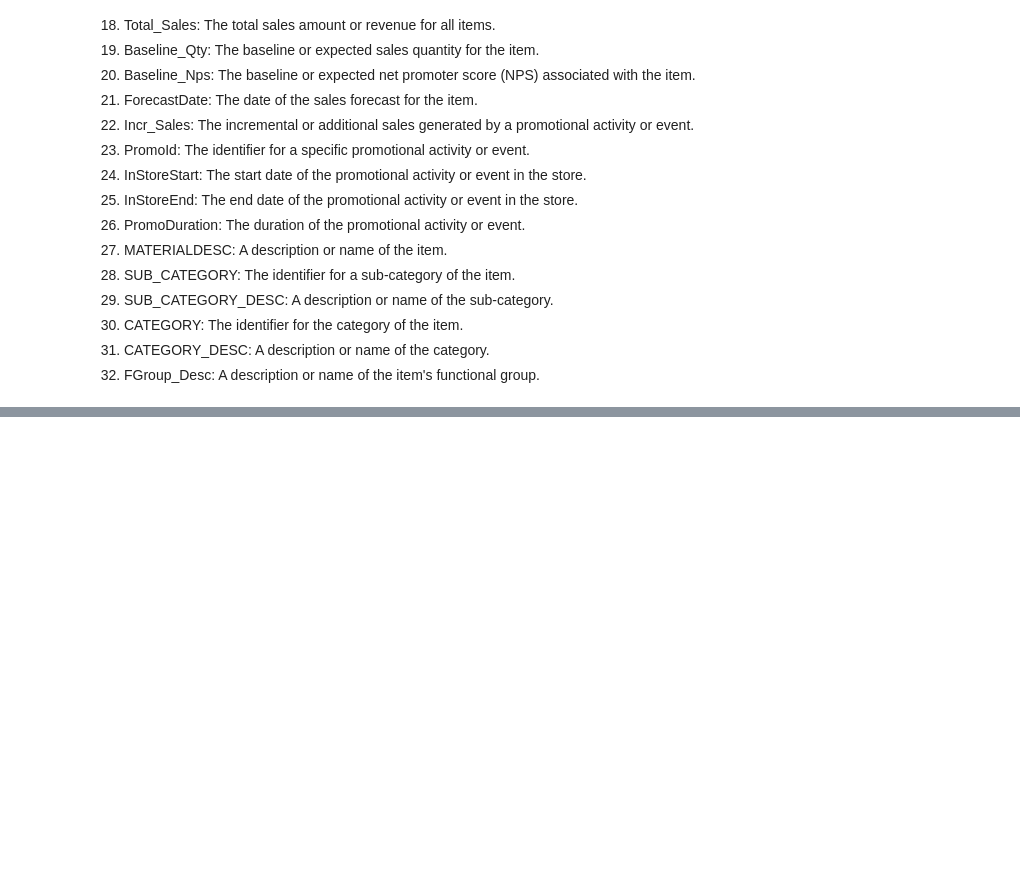
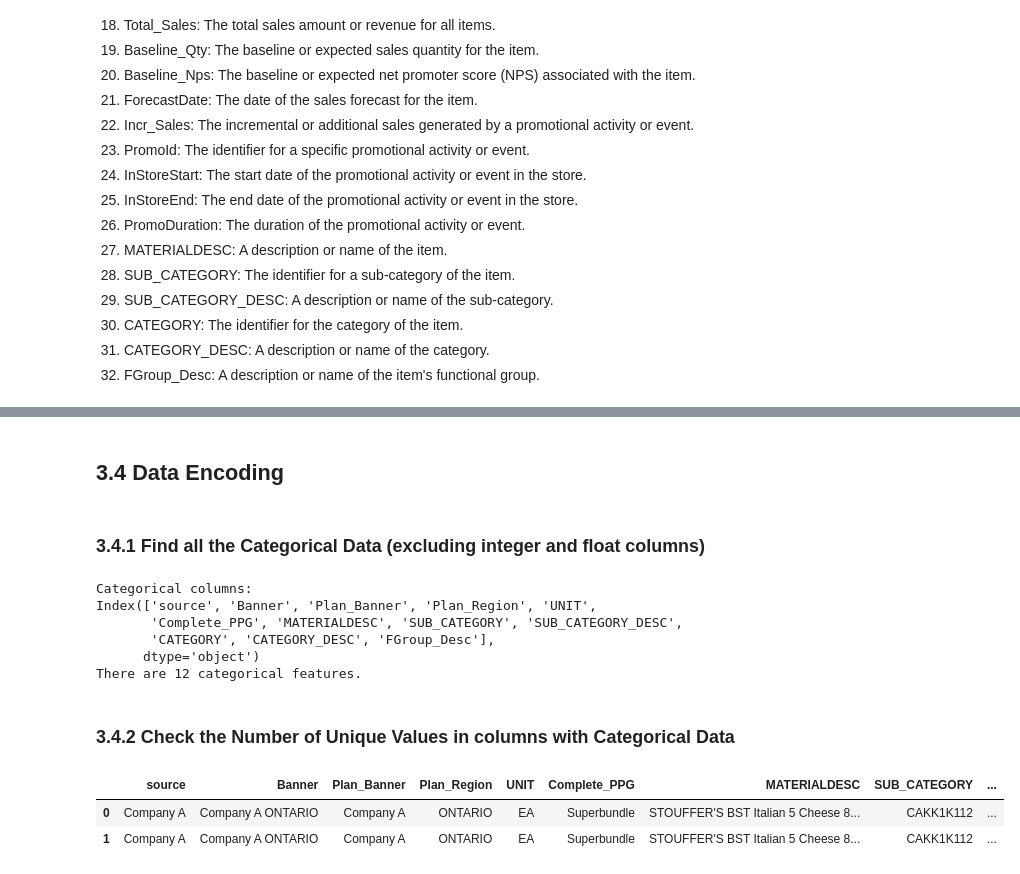
Before and after one commit to MLcmore2023/MLcmore2023, a Jupyter notebook: day2_am_morning/D2-M.ipynb, the cells around one changed output, grey strips where cells are left out. Cells and saved outputs as stored; diff of their text form; code cells hidden in the pictures; blank space fills up the shorter version.

```diff
--- a/day2_am_morning/D2-M.ipynb
+++ b/day2_am_morning/D2-M.ipynb
@@ -813,4 +814,4 @@ warnings.filterwarnings("ignore")
 # %%
-df = pd.read_csv('campany_A_data.csv')
+df = pd.read_csv('data.csv')
 # %%
 df.head(2)
@@ -854,0 +933,27 @@ df.info()
+# %% [markdown]
+## 3.4 Data Encoding
+# %% [markdown]
+### 3.4.1 Find all the Categorical Data (excluding integer and float columns)
+# %%
+categorical_columns = df.select_dtypes(exclude=['int', 'float']).columns
+
+print("Categorical columns:")
+print(categorical_columns)
+print("There are " + str(len(categorical_columns)) + " categorical features.")
+# %% [output]
+Categorical columns:
+Index(['source', 'Banner', 'Plan_Banner', 'Plan_Region', 'UNIT',
+       'Complete_PPG', 'MATERIALDESC', 'SUB_CATEGORY', 'SUB_CATEGORY_DESC',
+       'CATEGORY', 'CATEGORY_DESC', 'FGroup_Desc'],
+      dtype='object')
+There are 12 categorical features.
+# %% [markdown]
+### 3.4.2 Check the Number of Unique Values in columns with Categorical Data
+# %%
+# create a dataframe with all the categorical data from the original dataset
+df_categorical = df[categorical_columns]
+df_categorical.head(2)
+# %% [output]
+|  | source | Banner | Plan_Banner | Plan_Region | UNIT | Complete_PPG | MATERIALDESC | SUB_CATEGORY | ... |
+| 0 | Company A | Company A ONTARIO | Company A | ONTARIO | EA | Superbundle | STOUFFER'S BST Italian 5 Cheese 8... | CAKK1K112 | ... |
+| 1 | Company A | Company A ONTARIO | Company A | ONTARIO | EA | Superbundle | STOUFFER'S BST Italian 5 Cheese 8... | CAKK1K112 | ... |
```
Also changed, not shown: parts of 16 cells of this notebook, 3 other files.
